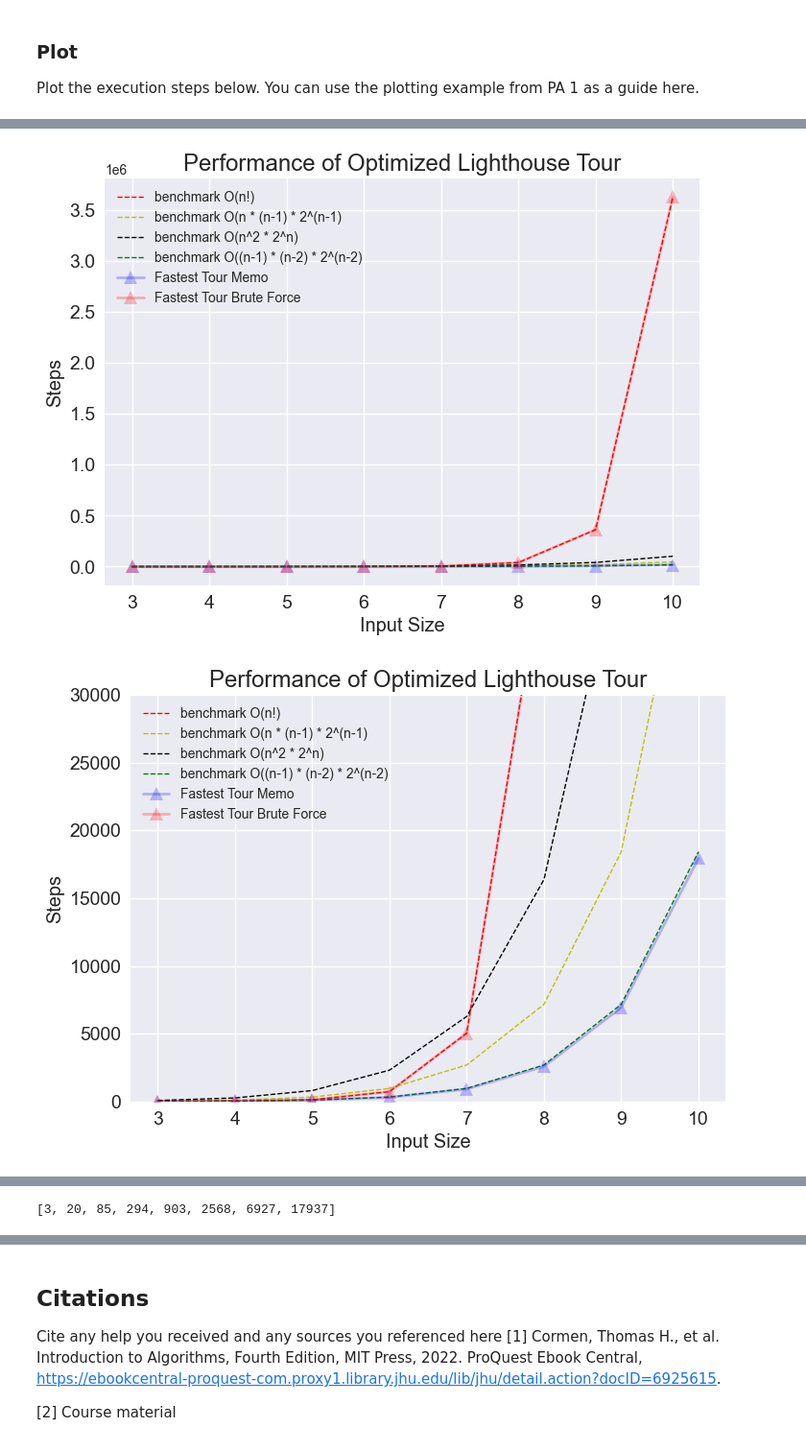
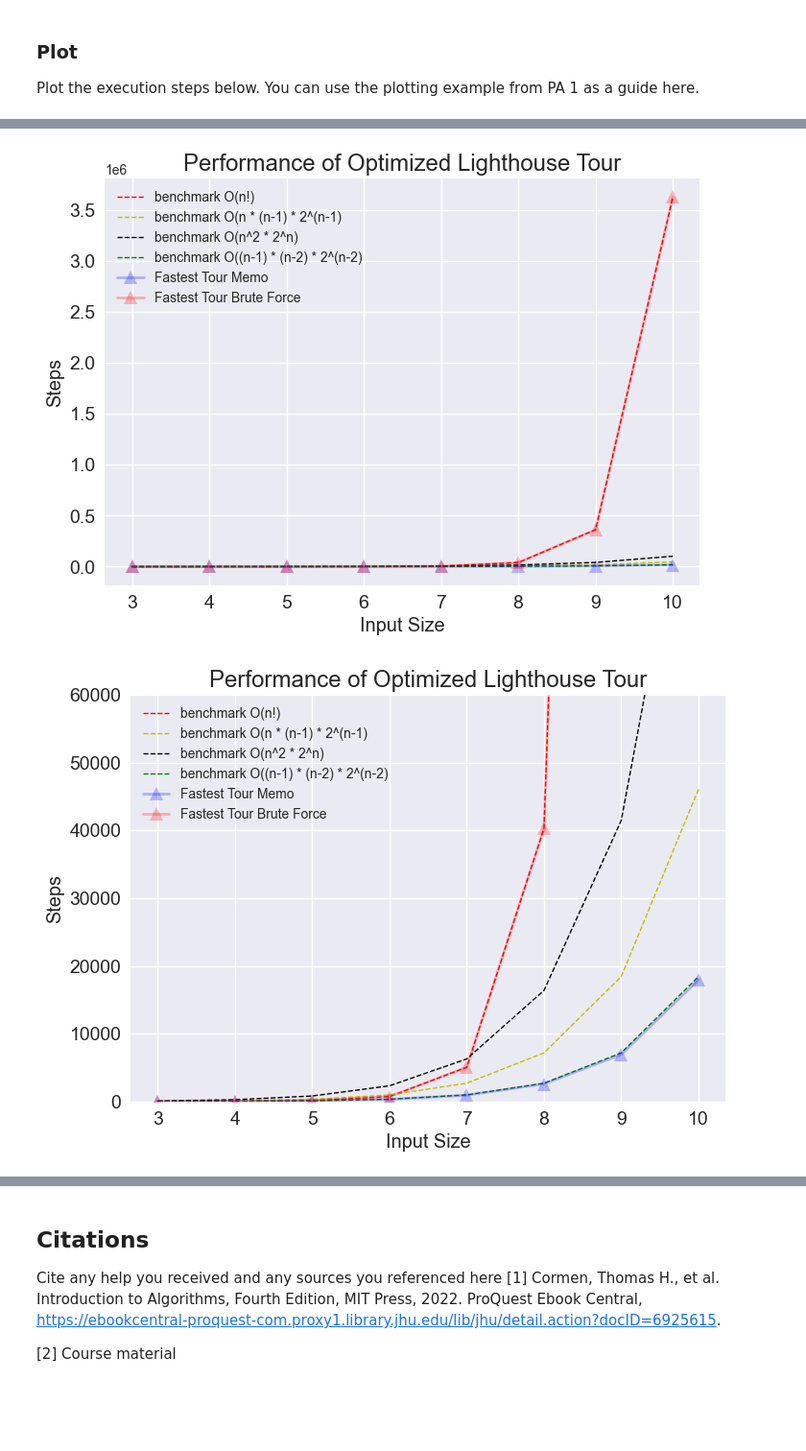
Before and after one commit to eved1018/EN.605.621.84.FA25, a Jupyter notebook: Mod5/EdelsteinEvan_P3.ipynb, the cells around one changed output, grey strips where cells are left out. Shown at 96% size. Saved outputs shown, nothing was run; the diff lists cells and outputs as text; code cells hidden in the pictures; blank space fills up the shorter version.

```diff
--- a/Mod5/EdelsteinEvan_P3.ipynb
+++ b/Mod5/EdelsteinEvan_P3.ipynb
@@ -329,7 +334,7 @@ def fastest_tour_wrapper_memo(L: list[str], travel_time_dict: dict[tuple[str, st
     Returns:
         best_tour (list[str]): list of lighthouses to tour with fastest time
         best_time (float): time to traverse lighthouse tour
-        steps (int): number of recursive steps executed by the algorithm
+        steps (int): number of computational steps executed by the algorithm
         tours (dict[(list[str], float)]): a mapping of each starting light to the best tour and time
         memo_size (int): size of memo dict
     """
@@ -340,21 +345,21 @@ def fastest_tour_wrapper_memo(L: list[str], travel_time_dict: dict[tuple[str, st
     tours = {}
     best_tour = []
     best_time = inf
-    all_steps = 0
+    outer_steps = 0
     reset_memo() # reset memo dict and memo hits counter
     for start_light in L:
         L_minus = list_minus(L, start_light)
         sub_tour, sub_time, steps = fastest_tour_memo(start_light, L_minus)
-        all_steps += steps
+        outer_steps += steps
         tours[start_light] = (sub_tour, sub_time)
         if sub_time < best_time:
             best_tour = sub_tour
             best_time = sub_time
     # print("MEMO - The best tour is: ", ', '.join(best_tour))
     # print("MEMO - The best time is: ", best_time)
-    # print("MEMO - # of steps: ", all_steps)
+    # print("MEMO - # of steps: ", outer_steps)
     # print("MEMO - Memo Size: ", len(memo))
-    return best_tour, best_time, all_steps, tours, len(memo)
+    return best_tour, best_time, outer_steps, tours, len(memo)
 
 
 def fastest_tour_wrapper_bf(L: list[str], travel_time_dict: dict[tuple[str, str], float]):
@@ -547,24 +559,27 @@ import matplotlib.pyplot as plt
 plt.style.use('seaborn-v0_8')
 
 def print_table(xaxis, bf_vals, memo_vals, memo_sizes, results_memo_hits, result_memo_misses, bmark_vals):
-    print("{:^10}|{:^10}|{:^10}|{:^10}|{:^10}|{:^10}|{:^10}".format("X", "BF", "MEMO", "MEMO SIZE", "MEMO_HITS", "MEMO_MISSES",  "BMARK"))
+    print("{:^10}|{:^10}|{:^10}|{:^10}|{:^10}|{:^10}|{:^10}".format("X", "BF STEPS", "MEMO STEPS", "MEMO SIZE", "MEMO_HITS", "MEMO_MISSES",  "BMARK"))
     print("-"*100)
     for a, b, c, d, e, f,g in zip(xaxis, bf_vals, memo_vals, memo_sizes, results_memo_hits,result_memo_misses, bmark_vals):
         print("{:^10.2f}|{:^10.2f}|{:^10.2f}|{:^10.2f}|{:^10.2f}|{:^10.2f}|{:^10.2f}".format(a, b, c, d, e, f, g))
 
 def bmark(n):
-    return (n-1)* (n) * (2**(n-1))
+    return n * (n-1) * (2**(n-1))
 
 def bmark2(n):
-    return (n**2) * 2**n
+    return (n**2) * (2**n)
 
 def plot_memo_hits(xvals, results_memo_hits, result_memo_misses):
-    print(results_memo_hits)
     plt.figure()
     plt.title("Number of Memo hits and misses in Optimized Lighthouse Tour", size="xx-large")
     plt.ylabel("Hits/Misses", size="x-large")
     plt.xlabel("Input Size", size="x-large")
     plt.ylim([0, 30000])  # y-axis scale
+    yTestVals1 = []
+    for i in range(START, STOP):
+        yTestVals1.append(bmark(i-1))
+    plt.plot(xvals, yTestVals1, "k^--", markersize=0,linewidth=1, label="benchmark O((n-1) * (n-2) * 2^(n-2)")
     plt.plot(xvals, results_memo_hits, "g^--", markersize=0, linewidth=1, label="Memo Hits")
     plt.plot(xvals, result_memo_misses, "r^--", markersize=0, linewidth=1, label="Memo Misses")
     plt.tick_params(axis="both", which="major", labelsize=14)
@@ -598,7 +613,7 @@ def plot_steps(xvals, bf_steps, memo_steps, limit=True):
     plt.xlabel("Input Size", size="x-large")
 
     if limit:
-        plt.ylim([0, 30000])  # y-axis scale
+        plt.ylim([0, 60000])  # y-axis scale
 
     # generate bench mark data
     yTestVals1 = []
@@ -628,7 +643,7 @@ def plot_steps(xvals, bf_steps, memo_steps, limit=True):
 
 
 xvals = [i for i in range(START, STOP)]
-benchmarks = [bmark(i) for i in xvals]
+benchmarks = [bmark(i-1) for i in xvals]
 result_bf_steps, result_memo_steps, result_memo_sizes, result_memo_hits, result_memo_misses = make_examples(START, STOP)
 print_table(xvals, result_bf_steps, result_memo_steps, result_memo_sizes, result_memo_hits, result_memo_misses, benchmarks)
 
@@ -650,4 +665,3 @@ plot_memo_hits(xvals, result_memo_hits, result_memo_misses)
 [figure]
-[figure, old version]
+[figure, new version]
 [figure]
-[3, 20, 85, 294, 903, 2568, 6927, 17937]
```
Also changed, not shown: parts of 10 cells of this notebook, 7 other files.
